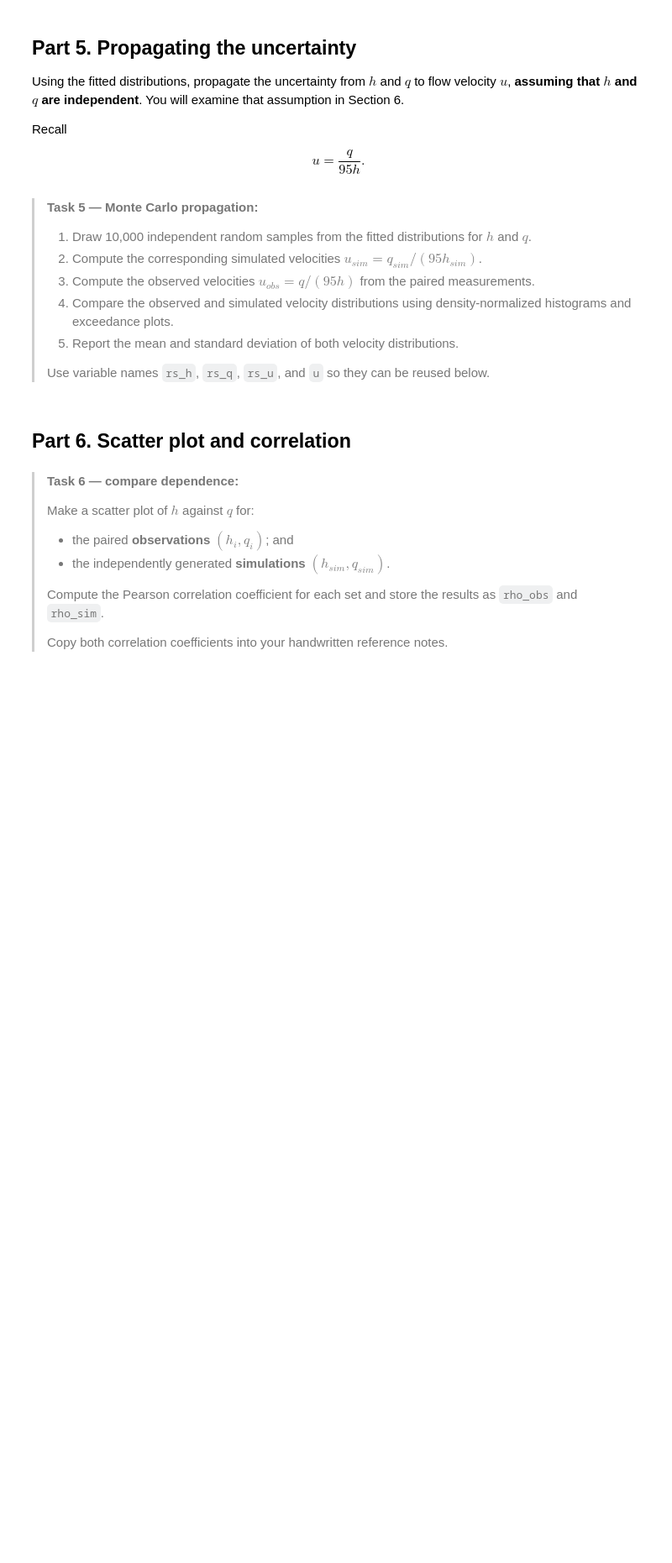
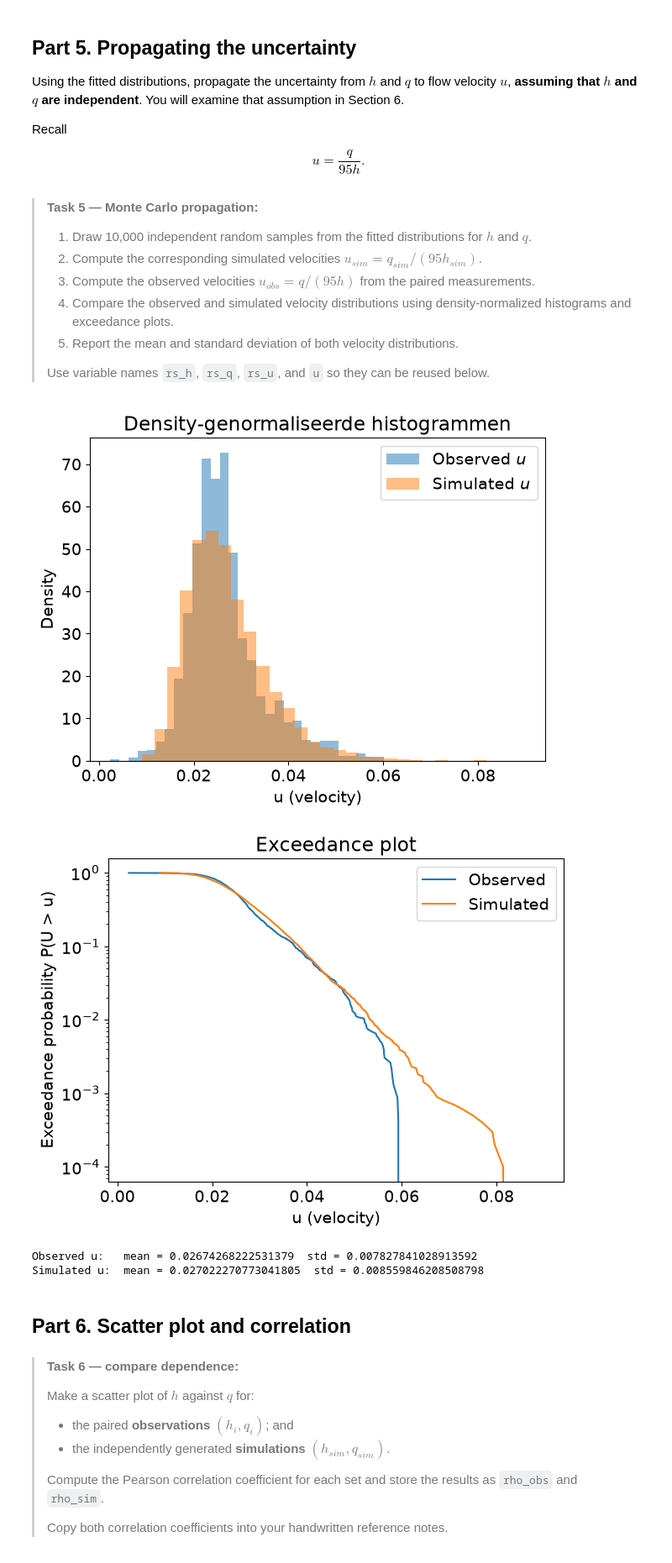
Before and after one commit to fanny200000/GA1.4, a Jupyter notebook: GA_1.4.ipynb, the cells around one changed output. Shown at 84% size. Cells and saved outputs as stored; diff of their text form; code cells hidden in the pictures; blank space fills up the shorter version.

```diff
--- a/GA_1.4.ipynb
+++ b/GA_1.4.ipynb
@@ -300,7 +300,55 @@ $$u=\frac{q}{95h}.$$
 >Use variable names `rs_h`, `rs_q`, `rs_u`, and `u` so they can be reused below.
 >
 # %%
-### YOUR CODE HERE
+np.random.seed(0)
+N = 10000
+shape_h, loc_h, scale_h = params_h
+loc_q, scale_q = params_q
+
+rs_h = stats.lognorm.rvs(shape_h, loc=loc_h, scale=scale_h, size=N)
+rs_q = stats.gumbel_r.rvs(loc=loc_q, scale=scale_q, size=N)
+
+rs_u = rs_q / (95 * rs_h)
+
+u = q / (95 * h)
+
+# 4a. Density-genormaliseerde histogrammen
+plt.figure(figsize=(7,5))
+plt.hist(u, bins=30, density=True, alpha=0.5, label='Observed $u$')
+plt.hist(rs_u, bins=30, density=True, alpha=0.5, label='Simulated $u$')
+plt.xlabel('u (velocity)')
+plt.ylabel('Density')
+plt.legend()
+plt.title('Density-genormaliseerde histogrammen')
+plt.show()
+
+# 4b. Exceedance plots (1 - ECDF)
+def exceedance(data):
+    x = np.sort(data)
+    p_exceed = 1 - np.arange(1, len(x)+1) / len(x)
+    return x, p_exceed
+
+x_obs, p_obs = exceedance(u)
+x_sim, p_sim = exceedance(rs_u)
+
+plt.figure(figsize=(7,5))
+plt.plot(x_obs, p_obs, label='Observed')
+plt.plot(x_sim, p_sim, label='Simulated')
+plt.yscale('log')
+plt.xlabel('u (velocity)')
+plt.ylabel('Exceedance probability P(U > u)')
+plt.legend()
+plt.title('Exceedance plot')
+plt.show()
+
+# 5. Statistieken
+print("Observed u:   mean =", np.mean(u), " std =", np.std(u))
+print("Simulated u:  mean =", np.mean(rs_u), " std =", np.std(rs_u))
+# %% [output]
+[figure, added]
+[figure, added]
+Observed u:   mean = 0.02674268222531379  std = 0.007827841028913592
+Simulated u:  mean = 0.027022270773041805  std = 0.008559846208508798
 # %% [markdown]
 ## Part 6. Scatter plot and correlation
 # %% [markdown]
```
Also changed, not shown: parts of 1 cell of this notebook.
